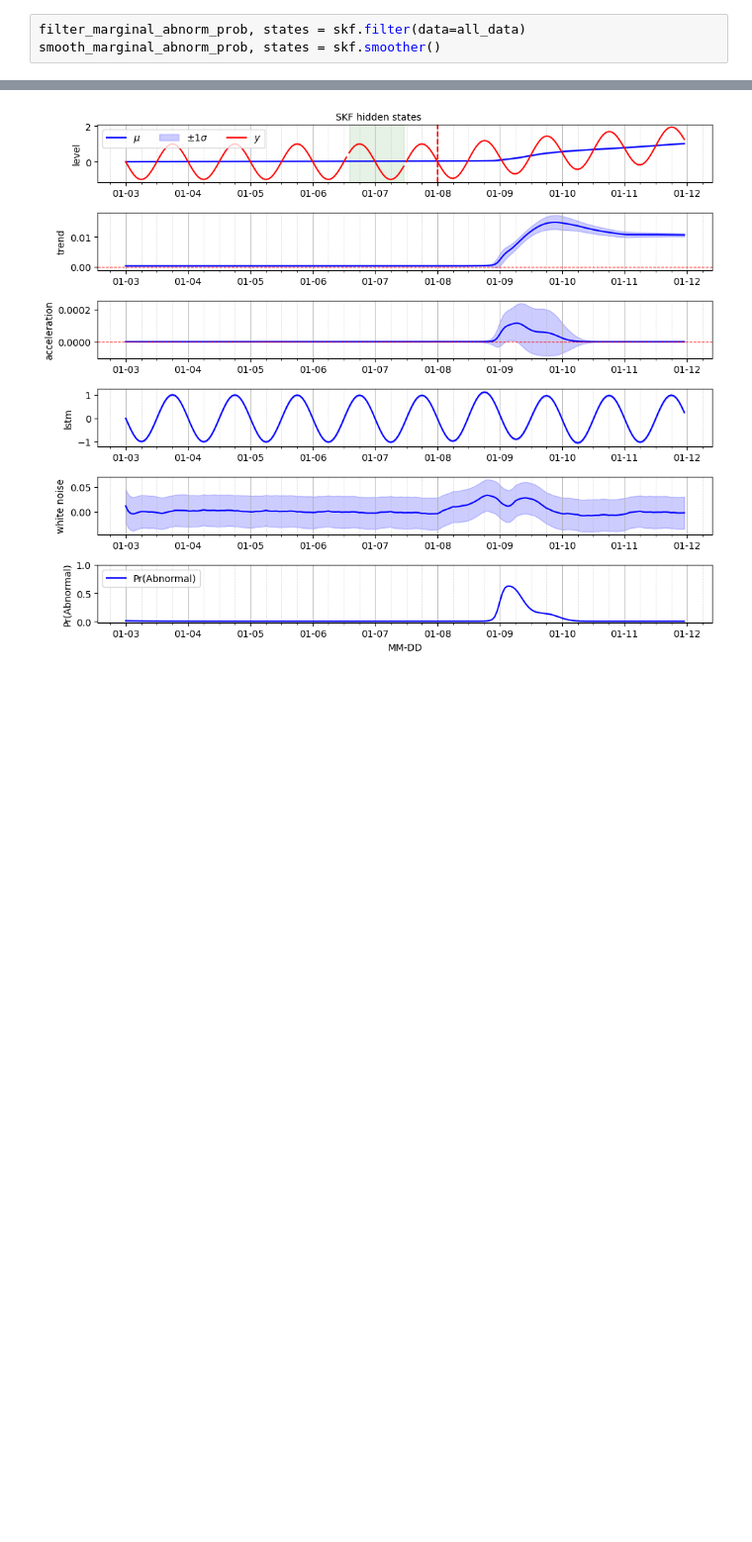
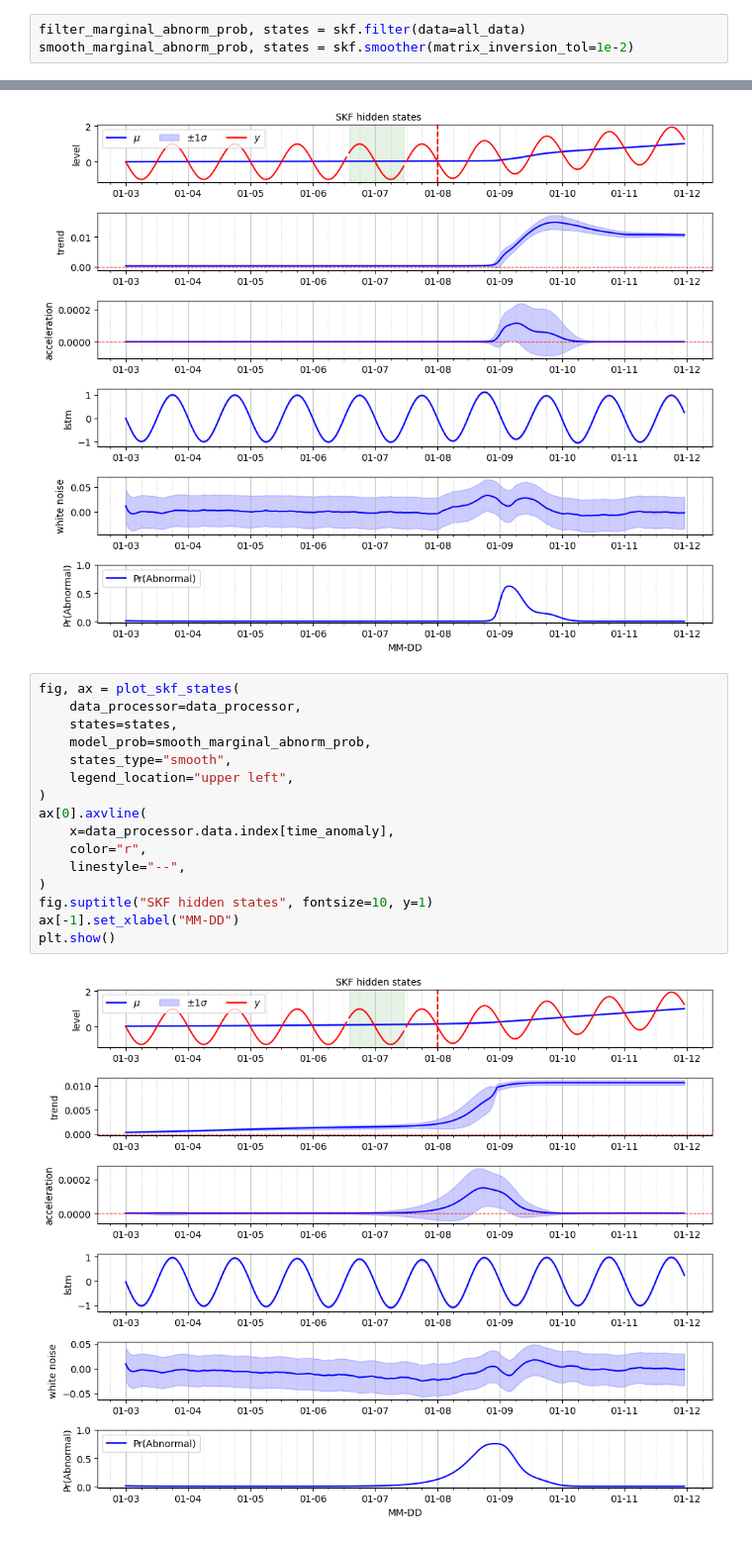
Before and after one commit to Bayes-Works/canari, a Jupyter notebook: examples/tutorial/anomaly_detection.ipynb, the cells around one changed output, grey strips where cells are left out. Shown at 99% size. Drawn from its saved outputs; the diff is of its cells as text; blank space fills up the shorter version.

```diff
--- a/examples/tutorial/anomaly_detection.ipynb
+++ b/examples/tutorial/anomaly_detection.ipynb
@@ -165,7 +165,7 @@ Validation Log-likelihood   :-1.5481
 Once the training is complete, we perform the changepoint detection by using the SKF `filter` or `smoother`. The `filter` represents the results obtained during online data processing and the `smoother` those obtained during offline processing.
 # %%
 filter_marginal_abnorm_prob, states = skf.filter(data=all_data)
-smooth_marginal_abnorm_prob, states = skf.smoother()
+smooth_marginal_abnorm_prob, states = skf.smoother(matrix_inversion_tol=1e-2)
 # %% [markdown]
 ### Hidden states and proability of anomalies
 We represent the time-series decomposition visually where the raw data is overlaid with the baseline hidden state represented by the _level_. The rate of change of the baseline is caracterised by the _trend_ and _acceleration_ hidden states. The recurrent pattern is captured by the LSTM neural network. The posterior estimate for the residuals are displayed for the white noise component. Finaly, the probability of anomaly obtained from the SKF indicated the possible location of change point from a stationnary regime to a trend-stationnary one.
@@ -186,3 +186,21 @@ ax[-1].set_xlabel("MM-DD")
 plt.show()
 # %% [output]
 [figure]
+# %%
+fig, ax = plot_skf_states(
+    data_processor=data_processor,
+    states=states,
+    model_prob=smooth_marginal_abnorm_prob,
+    states_type="smooth",
+    legend_location="upper left",
+)
+ax[0].axvline(
+    x=data_processor.data.index[time_anomaly],
+    color="r",
+    linestyle="--",
+)
+fig.suptitle("SKF hidden states", fontsize=10, y=1)
+ax[-1].set_xlabel("MM-DD")
+plt.show()
+# %% [output]
+[figure, added]
```
Also changed, not shown: 16 other files.
